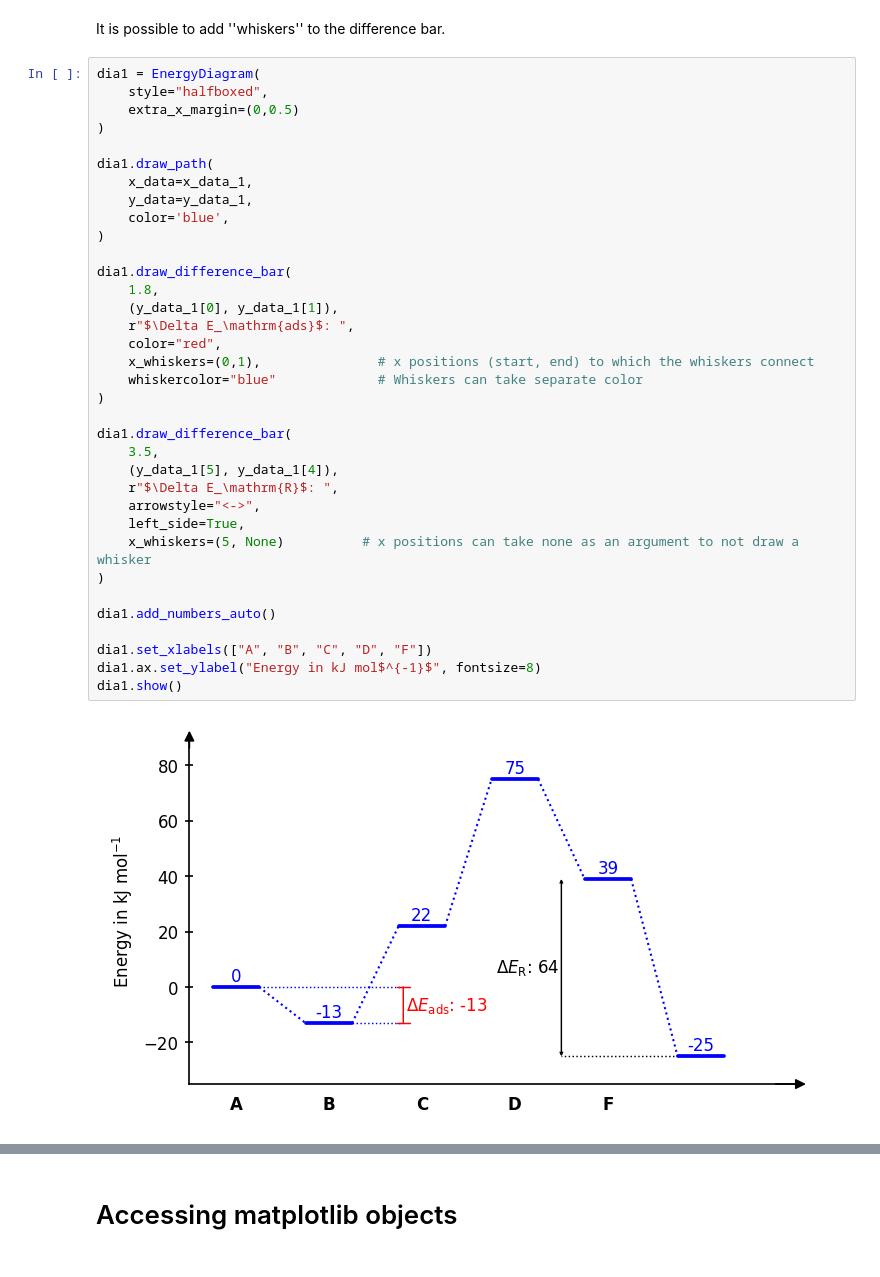
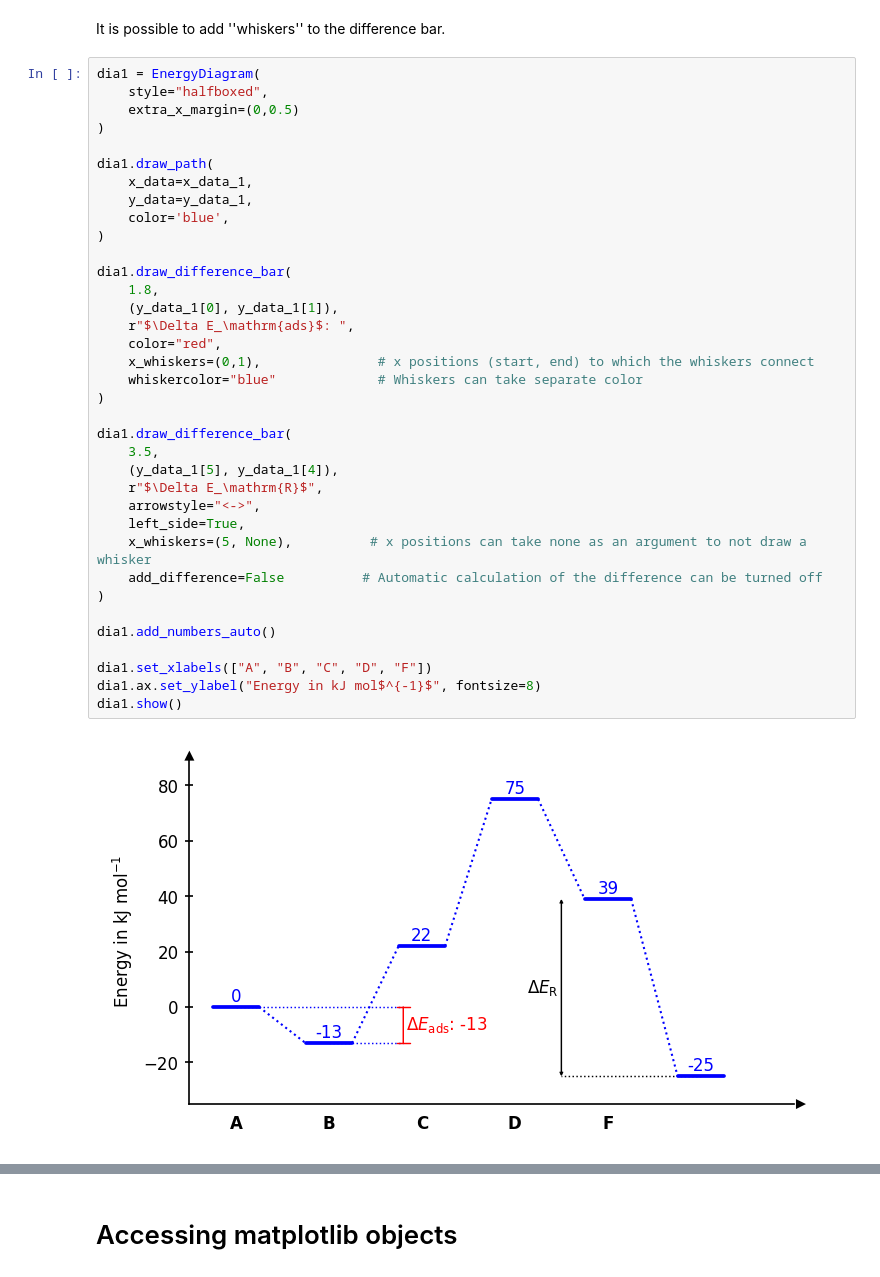
Before and after one commit to Tonner-Zech-Group/chem-diagrams, a Jupyter notebook: examples/example_use.ipynb, the cells around one changed output, grey strips where cells are left out. Saved outputs shown, nothing was run; the diff lists cells and outputs as text.

```diff
--- a/examples/example_use.ipynb
+++ b/examples/example_use.ipynb
@@ -372,33 +372,34 @@ dia1 = EnergyDiagram(
 )
 
 dia1.draw_path(
     x_data=x_data_1,
     y_data=y_data_1,
     color='blue',
 )
 
 dia1.draw_difference_bar(
     1.8,
     (y_data_1[0], y_data_1[1]),
     r"$\Delta E_\mathrm{ads}$: ",
     color="red",
     x_whiskers=(0,1),               # x positions (start, end) to which the whiskers connect
     whiskercolor="blue"             # Whiskers can take separate color
 )
 
 dia1.draw_difference_bar(
     3.5,
     (y_data_1[5], y_data_1[4]),
-    r"$\Delta E_\mathrm{R}$: ",
+    r"$\Delta E_\mathrm{R}$",
     arrowstyle="<->",
     left_side=True,
-    x_whiskers=(5, None)          # x positions can take none as an argument to not draw a whisker
+    x_whiskers=(5, None),          # x positions can take none as an argument to not draw a whisker
+    add_difference=False          # Automatic calculation of the difference can be turned off
 )
 
 dia1.add_numbers_auto()
 
 dia1.set_xlabels(["A", "B", "C", "D", "F"])
 dia1.ax.set_ylabel("Energy in kJ mol$^{-1}$", fontsize=8)
 dia1.show()
 # %% [output]
-[figure, old version]
+[figure, new version]
```
Also changed, not shown: parts of 24 cells of this notebook, 11 other files.
